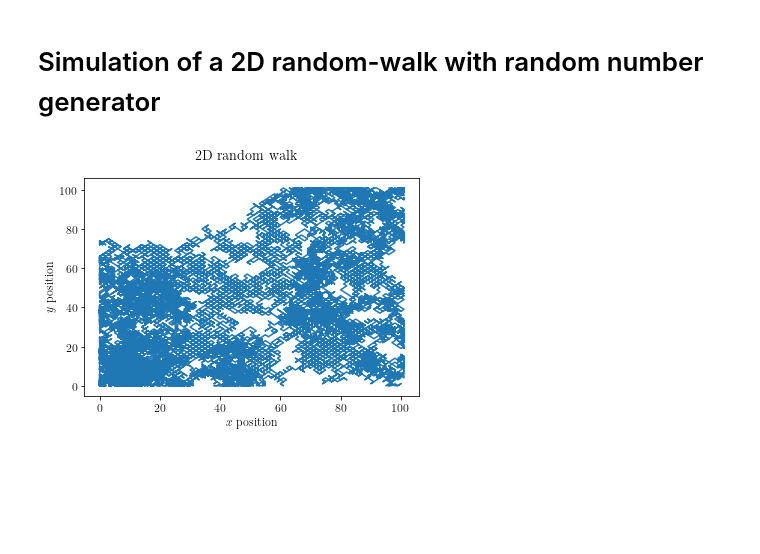
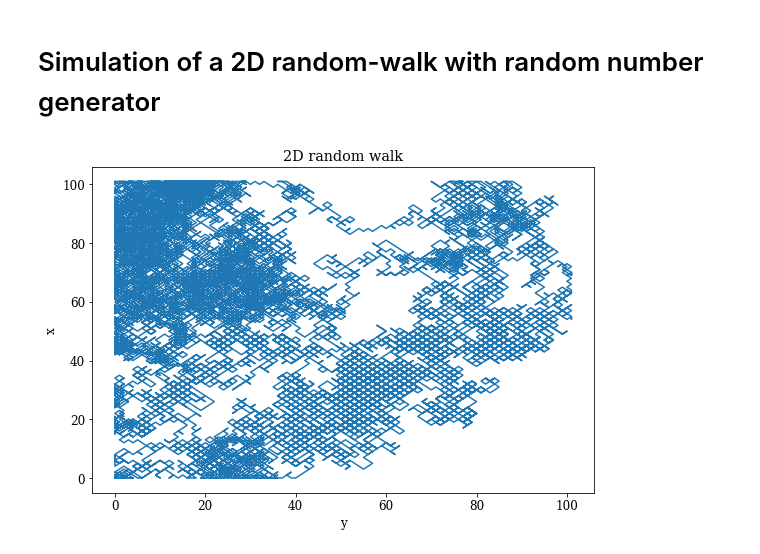
Before and after one commit to CarlenePSF/Introductory-Computational-Physics, a Jupyter notebook: 2D_random_walk.ipynb, the cells around one changed output. Saved outputs shown, nothing was run; the diff lists cells and outputs as text; code cells hidden in the pictures; blank space fills up the shorter version.

Commit message:
up_notebook_2d_random_walk

```diff
--- a/2D_random_walk.ipynb
+++ b/2D_random_walk.ipynb
@@ -2,71 +2,47 @@
 # Simulation of a 2D random-walk with random number generator
 # %%
 import matplotlib.pyplot as plt
-from random import seed
 from random import random
-from math import sqrt
 import matplotlib as mpl
 
-N = 25000
-L = 101
-x = []
-y = []
-v = []
-x0 = 0.0
-y0 = 0.0
+
+def plot_graph(x, y, label_x, label_y, title,  tam=(9, 6)):
+    mpl.rc('text', usetex=False)
+    mpl.rc('font', family='serif', weight='normal', style='normal', size='12')
+    plt.figure(figsize=tam)
+
+    plt.plot(x, y, '-')
+    plt.title(title)
+    plt.ylabel(label_y)
+    plt.xlabel(label_x)
+    plt.show()
 
 
-# seed random number generator
-seed()
-# generate random integer values
-for i in range(0, N, 1):
-    x.append(x0)
-    y.append(y0)
-    a = random()
-    if a < 0.5:
-        x0 = x0+1
-        if x0 > L:
-            x0 = x0 - 1
-        elif x0 < 0:
-            x0 = x0 + 1
-    else:
-        x0 = x0-1
-        if x0 > L:
-            x0 = x0 - 1
-        elif x0 < 0:
-            x0 = x0 + 1
-    b = random()
-    if b < 0.5:
-        y0 = y0+1
-        if y0 > L:
-            y0 = y0 - 1
-        elif y0 < 0:
-            y0 = y0 + 1
-    else:
-        y0 = y0-1
-        if y0 > L:
-            y0 = y0 - 1
-        elif y0 < 0:
-            y0 = y0 + 1
-    v.append(sqrt(x0**2 + y0**2))
-
-mpl.rc('text', usetex=True)
-mpl.rc('font', family='serif', weight='normal', style='normal', size='12')
-
-font = {'family': 'serif',
-        'color': 'darkned',
-        'weight': 'normal',
-        'size': 8,
-        }
+def random_integer(q0, n, length):
+    q = list()
+    for i in range(0, n, 1):
+        q.append(q0)
+        a = random()
+        if a < 0.5:
+            q0 = q0 + 1
+            if q0 > length:
+                q0 = q0 - 1
+            elif q0 < 0:
+                q0 = q0 + 1
+        else:
+            q0 = q0 - 1
+            if q0 > length:
+                q0 = q0 - 1
+            elif q0 < 0:
+                q0 = q0 + 1
+    return q
 
 
-fig, (ax1) = plt.subplots(1, 1)
-fig.suptitle('2D random walk')
+dict_constants = dict(N=25000, L=101, x0=0.0)
 
-ax1.plot(x, y, '-')
-ax1.set_ylabel('$y$ position')
-ax1.set_xlabel('$x$ position')
+x = random_integer(dict_constants['x0'], dict_constants['N'], dict_constants['L'])
+y = random_integer(dict_constants['x0'], dict_constants['N'], dict_constants['L'])
 
-plt.show()
+plot_graph(x, y, 'x', 'y', '2D random walk')
 # %% [output]
-[figure, old version]
+[figure, new version]
```
